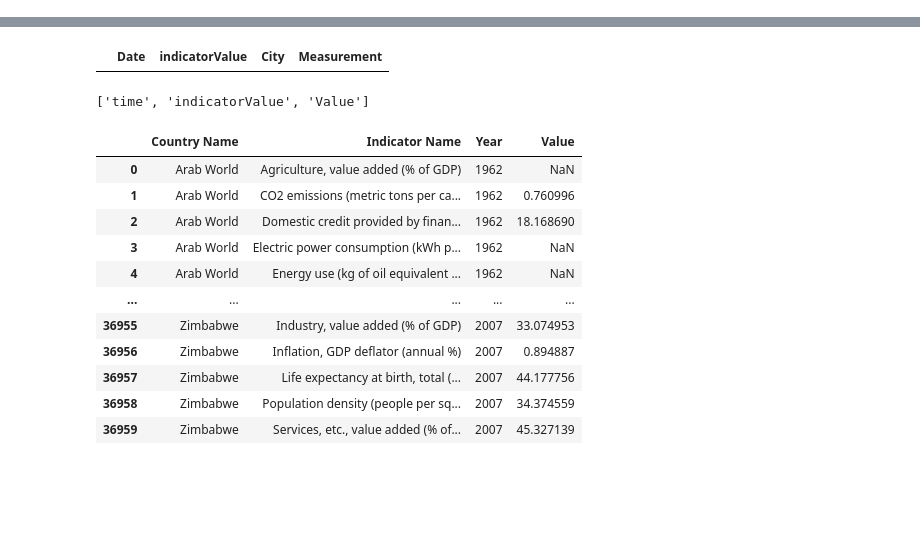
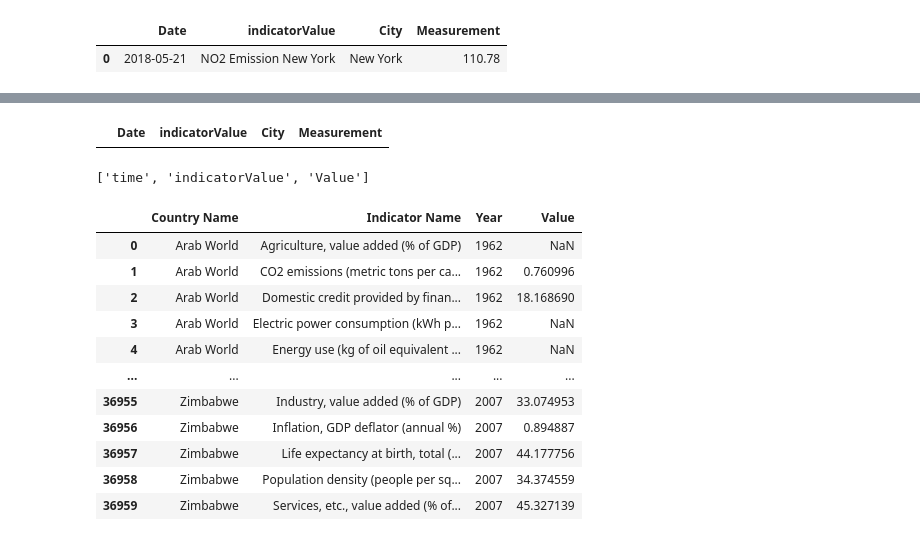
Before and after one commit to AnupaKulathunga/TeamWatha, a Jupyter notebook: test.ipynb, the cells around one changed output, grey strips where cells are left out. Saved outputs shown, nothing was run; the diff lists cells and outputs as text; code cells hidden in the pictures; blank space fills up the shorter version.

```diff
--- a/test.ipynb
+++ b/test.ipynb
@@ -52,3 +52,22 @@ display(San_Francisco_NO2.head())
 # %%
 #cols = ["Date","indicatorValue","City","Value"]
 new_df = pd.DataFrame(columns=["Date","indicatorValue","City","Measurement"])
+# %%
+ print(len(NewYork_NO2))
+
+ print(NewYork_NO2['time'][80])
+
+x = 1
+date = re.search("^(.+)T.+", NewYork_NO2['time'][x])
+date = date.group(1)
+
+city = re.search("^.+ Emission (.+)$", NewYork_NO2['indicatorValue'][x])
+city = city.group(1)
+
+indicatorValue = NewYork_NO2['indicatorValue'][x]
+measurement = NewYork_NO2['measurement'][x]
+
+tempdf = pd.DataFrame({"Date": [date], 'indicatorValue': [indicatorValue], 'City': [city], 'Measurement': [measurement]})
+tempdf
+# new_df.append(tempdf)
+# %% [output]
@@ -54,0 +76,2 @@ new_df = pd.DataFrame(columns=["Date","indicatorValue","City","Measurement"])
+|  | Date | indicatorValue | City | Measurement |
+| 0 | 2018-05-21 | NO2 Emission New York | New York | 110.78 |
```
Also changed, not shown: parts of 2 cells of this notebook.
